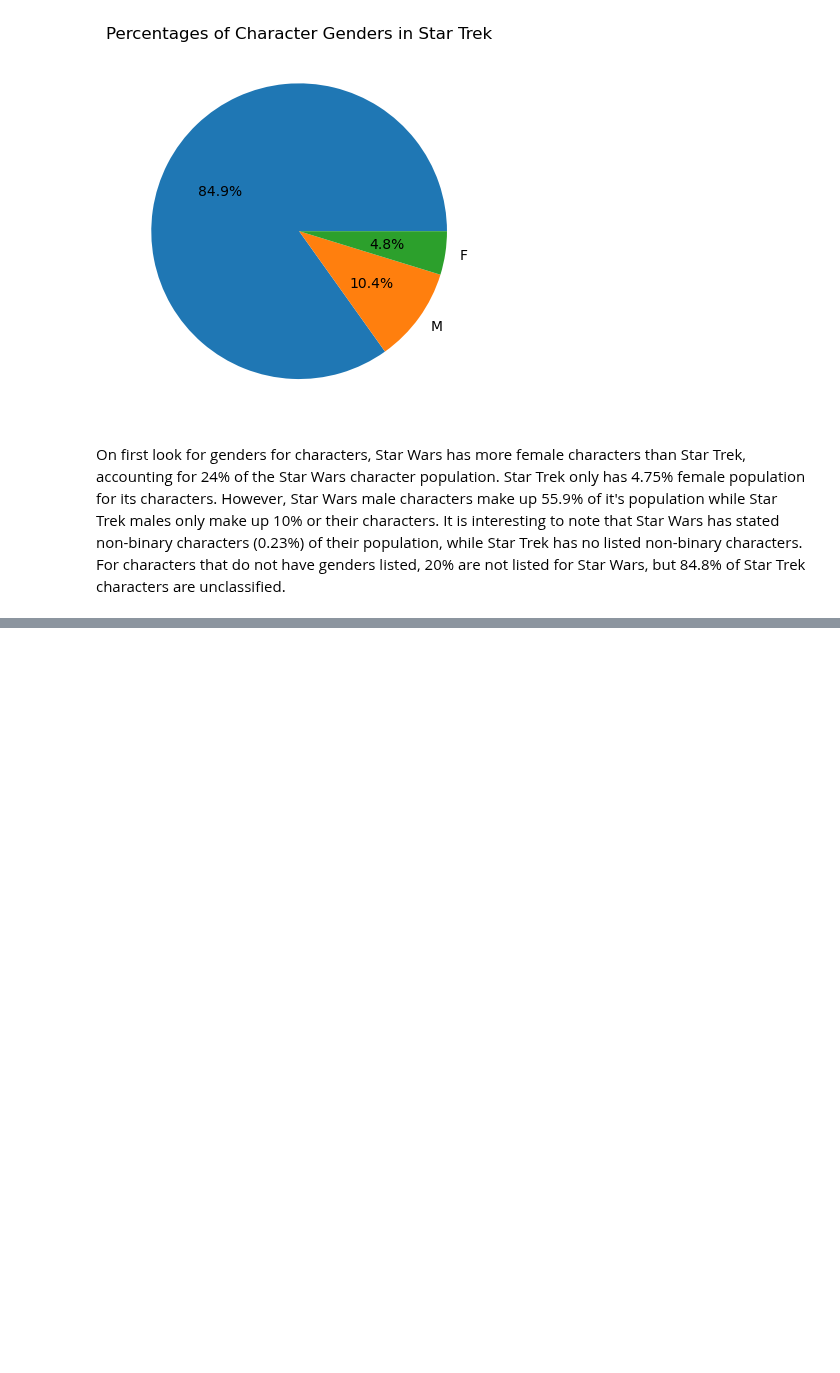
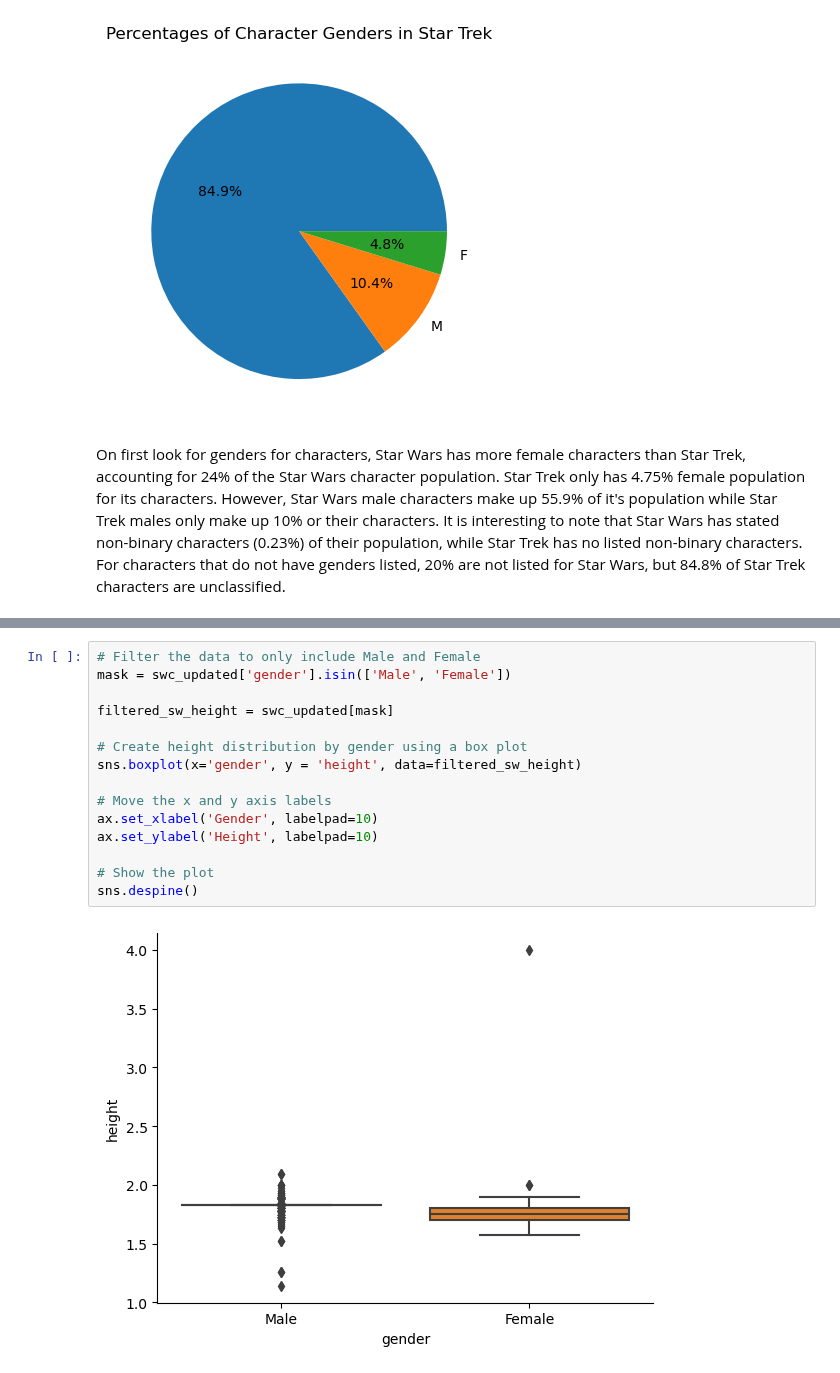
Before and after one commit to wesiswes629/wookiestapi, a Jupyter notebook: notebooks/all_characters.ipynb, the cells around one changed output, grey strips where cells are left out. Cells and saved outputs as stored; diff of their text form; blank space fills up the shorter version.

Commit message:
star wars height completed

```diff
--- a/notebooks/all_characters.ipynb
+++ b/notebooks/all_characters.ipynb
@@ -221,0 +258,17 @@ On first look for genders for characters, Star Wars has more female characters t
+# %%
+# Filter the data to only include Male and Female
+mask = swc_updated['gender'].isin(['Male', 'Female'])
+
+filtered_sw_height = swc_updated[mask]
+
+# Create height distribution by gender using a box plot
+sns.boxplot(x='gender', y = 'height', data=filtered_sw_height)
+
+# Move the x and y axis labels
+ax.set_xlabel('Gender', labelpad=10)
+ax.set_ylabel('Height', labelpad=10)
+
+# Show the plot
+sns.despine()
+# %% [output]
+[figure, added]
```
Also changed, not shown: parts of 7 cells of this notebook.
